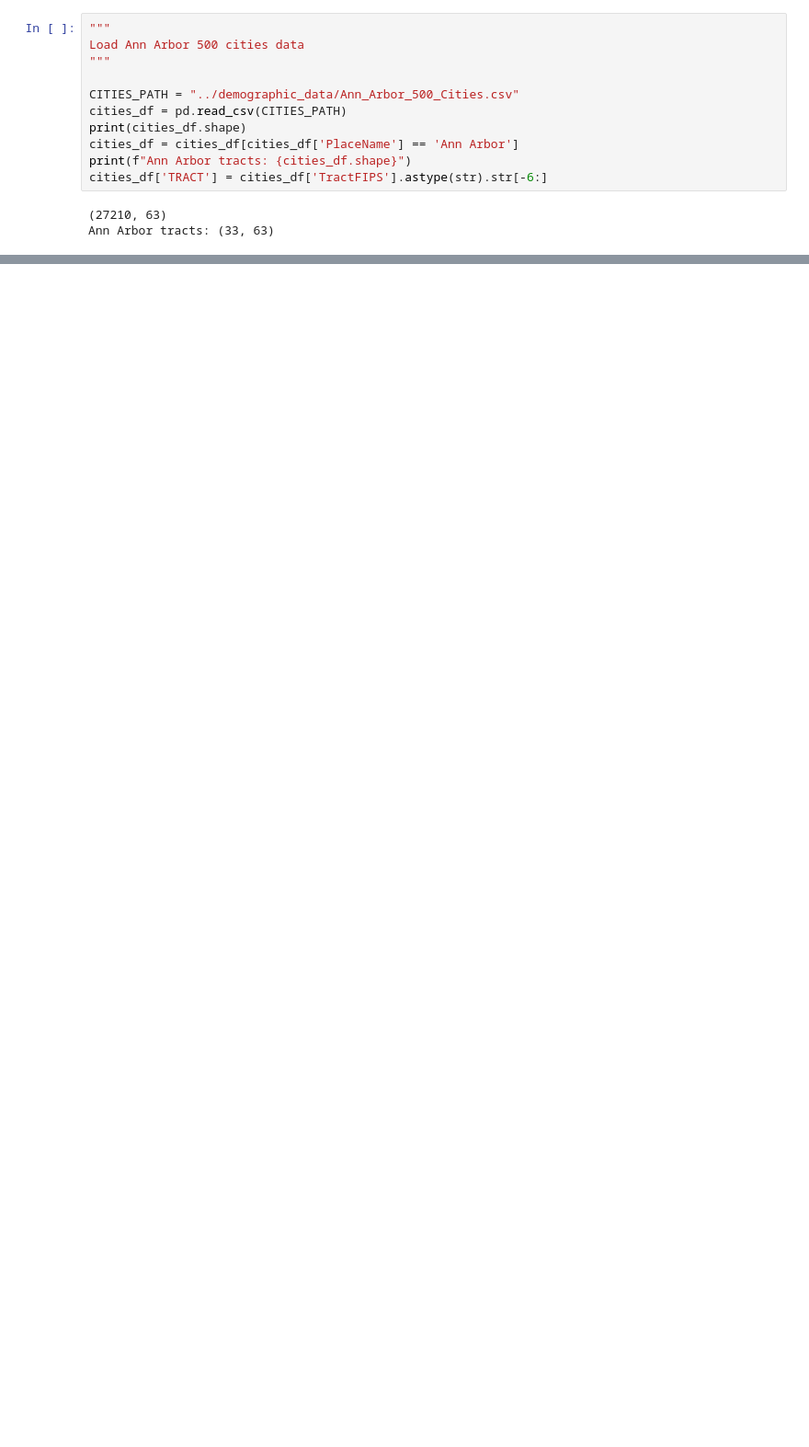
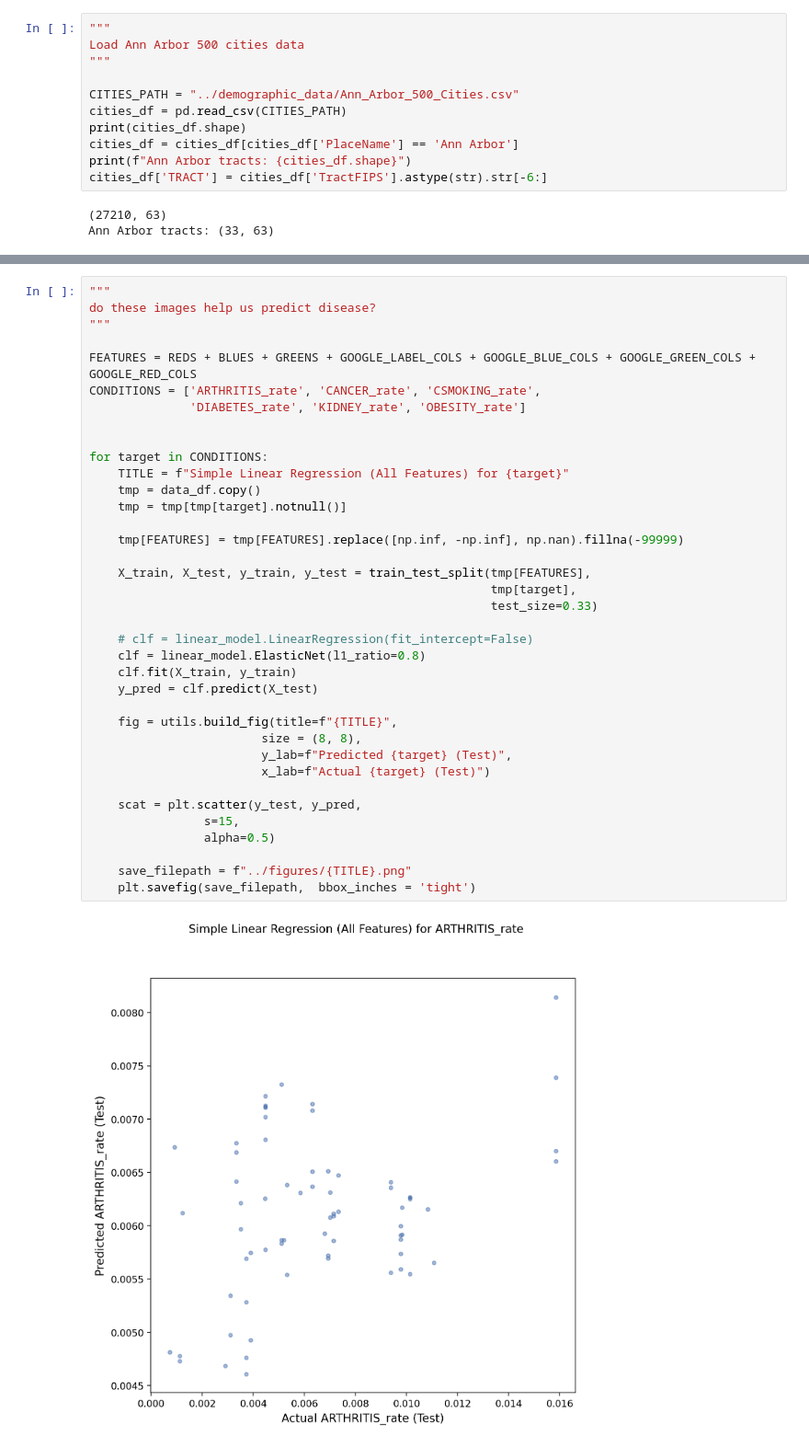
Before and after one commit to CooperStansbury/READMISSIONS, a Jupyter notebook: Washtenaw_case_study/notebooks/500_cities_analysis.ipynb, the cells around one changed output, grey strips where cells are left out. Shown at 92% size. Drawn from its saved outputs; the diff is of its cells as text; blank space fills up the shorter version.

```diff
--- a/Washtenaw_case_study/notebooks/500_cities_analysis.ipynb
+++ b/Washtenaw_case_study/notebooks/500_cities_analysis.ipynb
@@ -330,0 +278,39 @@ tography_score',
+# %%
+"""
+do these images help us predict disease?
+"""
+
+FEATURES = REDS + BLUES + GREENS + GOOGLE_LABEL_COLS + GOOGLE_BLUE_COLS + GOOGLE_GREEN_COLS + GOOGLE_RED_COLS
+CONDITIONS = ['ARTHRITIS_rate', 'CANCER_rate', 'CSMOKING_rate',
+              'DIABETES_rate', 'KIDNEY_rate', 'OBESITY_rate']
+
+
+for target in CONDITIONS:
+    TITLE = f"Simple Linear Regression (All Features) for {target}"
+    tmp = data_df.copy()
+    tmp = tmp[tmp[target].notnull()]
+
+    tmp[FEATURES] = tmp[FEATURES].replace([np.inf, -np.inf], np.nan).fillna(-99999)
+
+    X_train, X_test, y_train, y_test = train_test_split(tmp[FEATURES],
+                                                        tmp[target],
+                                                        test_size=0.33)
+
+    # clf = linear_model.LinearRegression(fit_intercept=False)
+    clf = linear_model.ElasticNet(l1_ratio=0.8)
+    clf.fit(X_train, y_train)
+    y_pred = clf.predict(X_test)
+
+    fig = utils.build_fig(title=f"{TITLE}",
+                        size = (8, 8),
+                        y_lab=f"Predicted {target} (Test)",
+                        x_lab=f"Actual {target} (Test)")
+
+    scat = plt.scatter(y_test, y_pred,
+                s=15,
+                alpha=0.5)
+
+    save_filepath = f"../figures/{TITLE}.png"
+    plt.savefig(save_filepath,  bbox_inches = 'tight')
+# %% [output]
+[figure, added]
```
Also changed, not shown: parts of 16 cells of this notebook, 1 other file.
